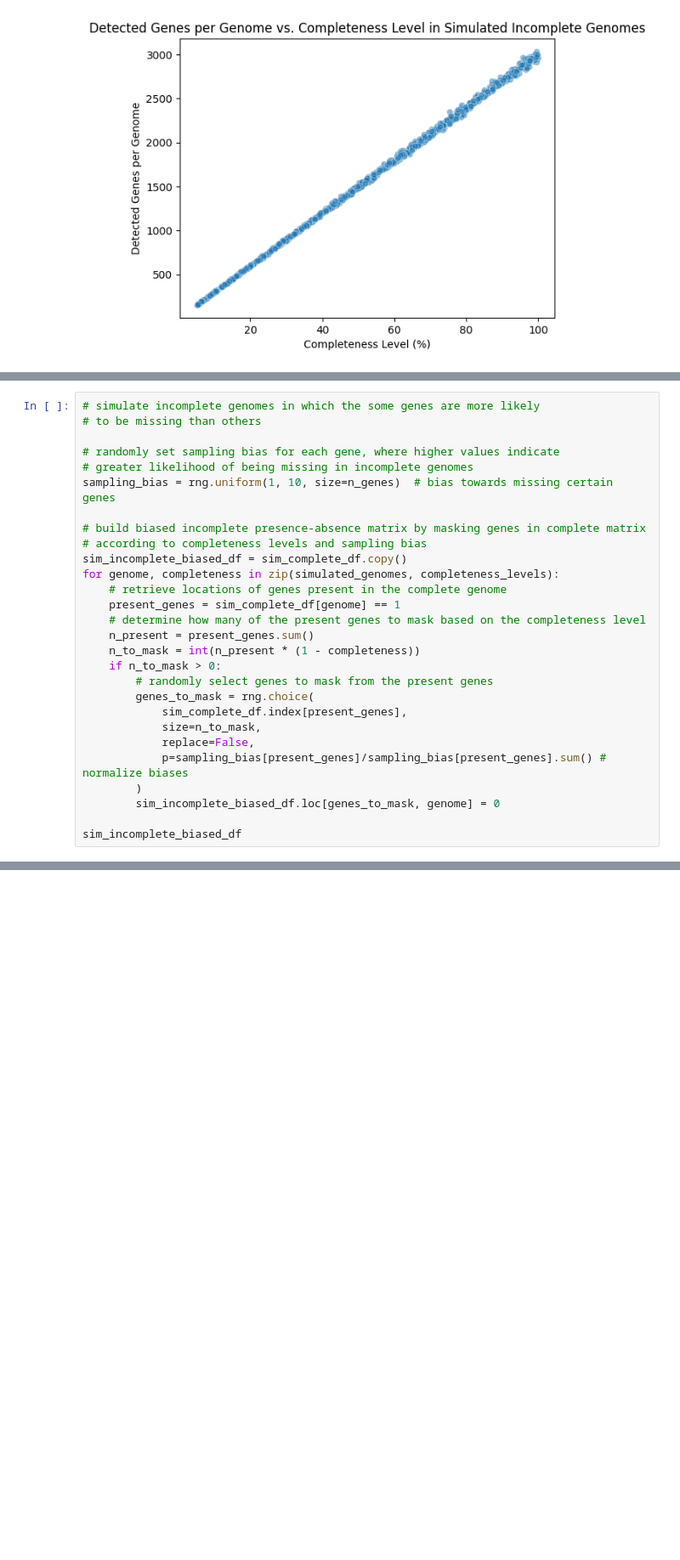
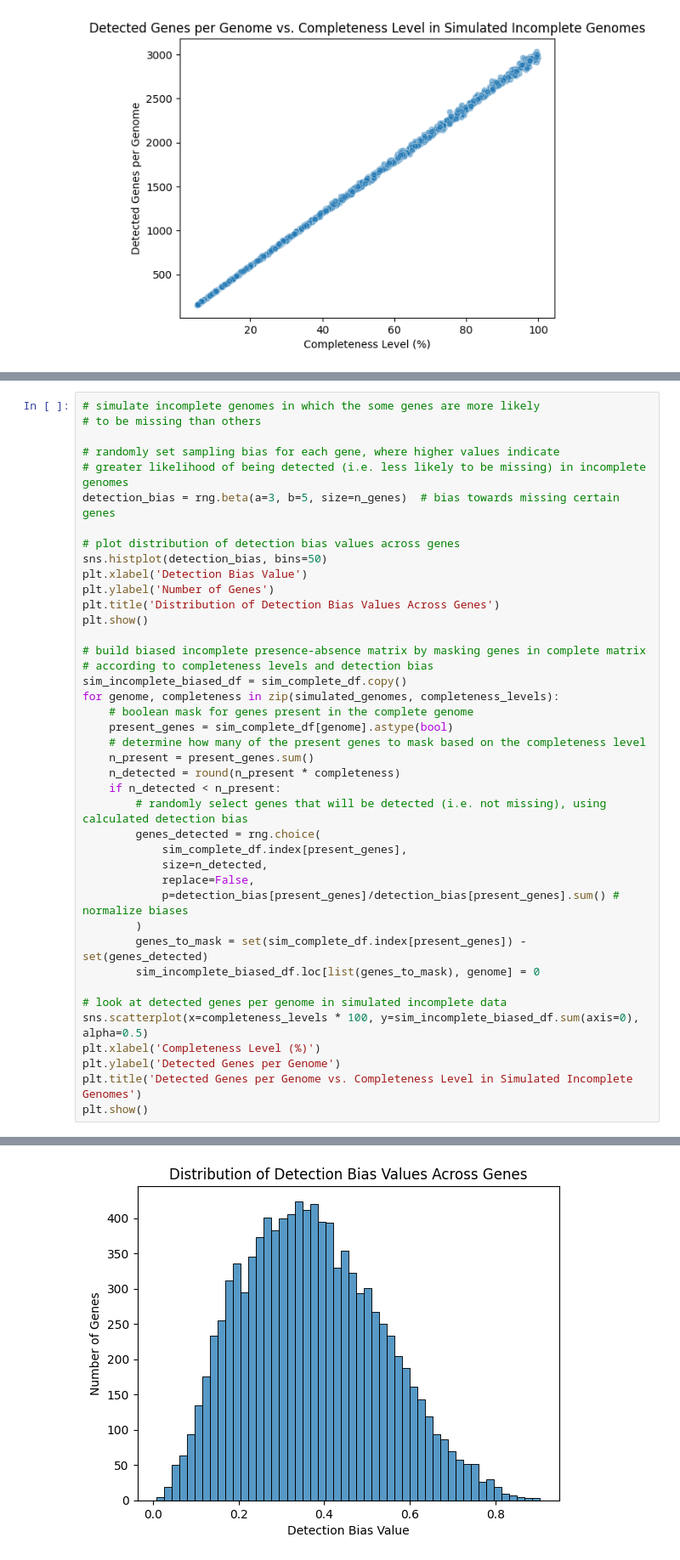
Before and after one commit to blasks/gene-prevalence, a Jupyter notebook: analyses/data-cleaning.ipynb, the cells around one changed output, grey strips where cells are left out. Shown at 85% size. Cells and saved outputs as stored; diff of their text form; blank space fills up the shorter version.

```diff
--- a/analyses/data-cleaning.ipynb
+++ b/analyses/data-cleaning.ipynb
@@ -382,27 +329,40 @@ plt.show()
 # to be missing than others
 
 # randomly set sampling bias for each gene, where higher values indicate
-# greater likelihood of being missing in incomplete genomes
-sampling_bias = rng.uniform(1, 10, size=n_genes)  # bias towards missing certain genes
+# greater likelihood of being detected (i.e. less likely to be missing) in incomplete genomes
+detection_bias = rng.beta(a=3, b=5, size=n_genes)  # bias towards missing certain genes
+
+# plot distribution of detection bias values across genes
+sns.histplot(detection_bias, bins=50)
+plt.xlabel('Detection Bias Value')
+plt.ylabel('Number of Genes')
+plt.title('Distribution of Detection Bias Values Across Genes')
+plt.show()
 
 # build biased incomplete presence-absence matrix by masking genes in complete matrix
-# according to completeness levels and sampling bias
+# according to completeness levels and detection bias
 sim_incomplete_biased_df = sim_complete_df.copy()
 for genome, completeness in zip(simulated_genomes, completeness_levels):
-    # retrieve locations of genes present in the complete genome
-    present_genes = sim_complete_df[genome] == 1
+    # boolean mask for genes present in the complete genome
+    present_genes = sim_complete_df[genome].astype(bool)
     # determine how many of the present genes to mask based on the completeness level
     n_present = present_genes.sum()
-    n_to_mask = int(n_present * (1 - completeness))
-    if n_to_mask > 0:
-        # randomly select genes to mask from the present genes
-        genes_to_mask = rng.choice(
+    n_detected = round(n_present * completeness)
+    if n_detected < n_present:
+        # randomly select genes that will be detected (i.e. not missing), using calculated detection bias
+        genes_detected = rng.choice(
             sim_complete_df.index[present_genes],
-            size=n_to_mask,
+            size=n_detected,
             replace=False,
-            p=sampling_bias[present_genes]/sampling_bias[present_genes].sum() # normalize biases
+            p=detection_bias[present_genes]/detection_bias[present_genes].sum() # normalize biases
         )
-        sim_incomplete_biased_df.loc[genes_to_mask, genome] = 0
+        genes_to_mask = set(sim_complete_df.index[present_genes]) - set(genes_detected)
+        sim_incomplete_biased_df.loc[list(genes_to_mask), genome] = 0
 
-sim_incomplete_biased_df
+# look at detected genes per genome in simulated incomplete data
+sns.scatterplot(x=completeness_levels * 100, y=sim_incomplete_biased_df.sum(axis=0), alpha=0.5)
+plt.xlabel('Completeness Level (%)')
+plt.ylabel('Detected Genes per Genome')
+plt.title('Detected Genes per Genome vs. Completeness Level in Simulated Incomplete Genomes')
+plt.show()
 # %% [output]
@@ -421,0 +369 @@ sim_incomplete_biased_df
+[figure, added]
```
Also changed, not shown: parts of 21 cells of this notebook, 1 other file.
